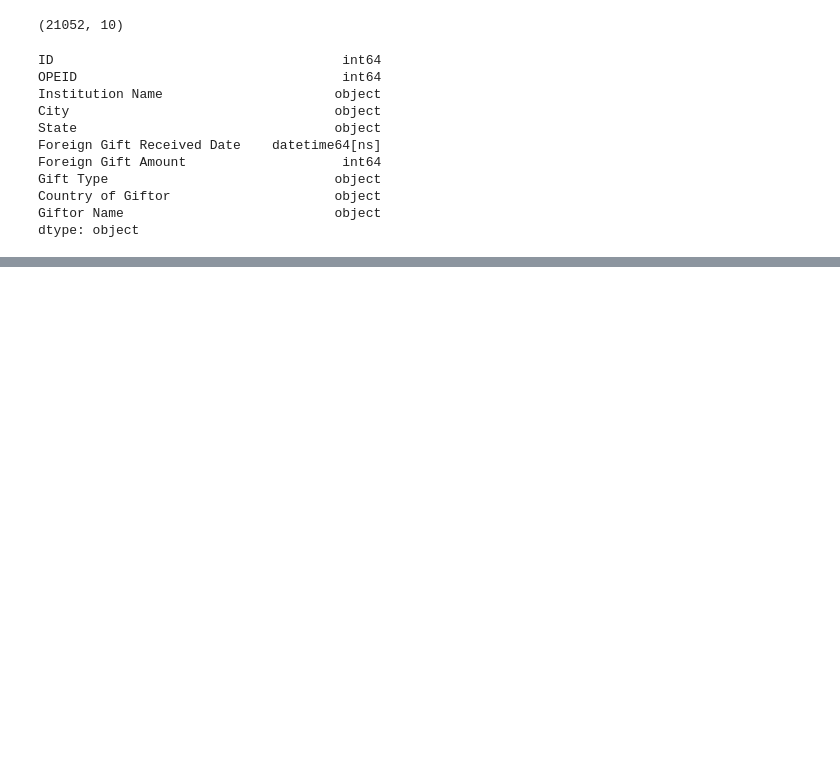
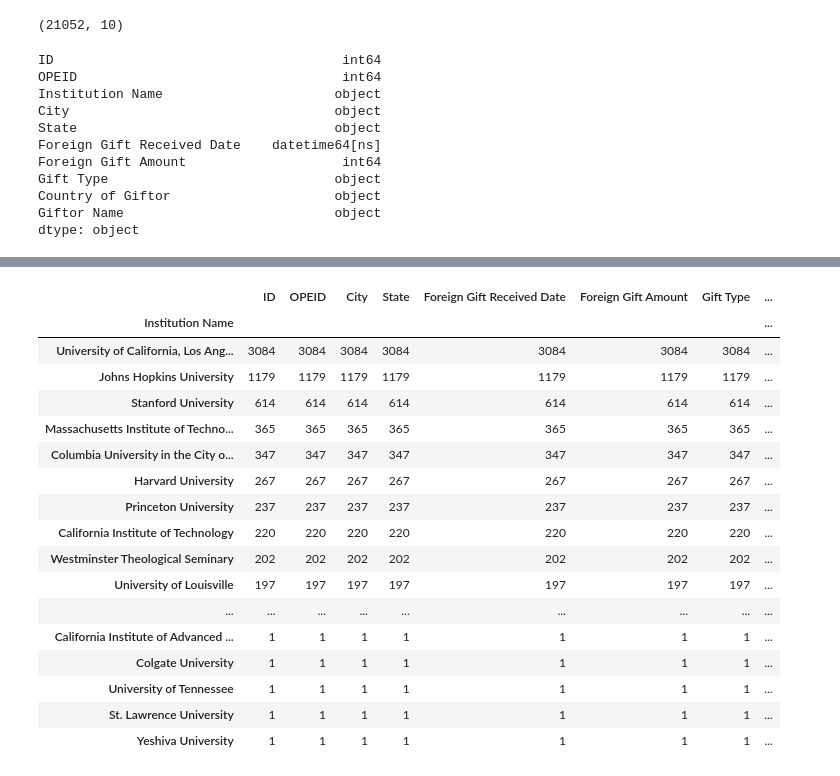
Before and after one commit to Humera97/Data-Studio, a Jupyter notebook: us_college_foreign_gifts/Cleaning and Exploring Data.ipynb, the cells around one changed output, grey strips where cells are left out. Cells and saved outputs as stored; diff of their text form; code cells hidden in the pictures; blank space fills up the shorter version.

```diff
--- a/us_college_foreign_gifts/Cleaning and Exploring Data.ipynb
+++ b/us_college_foreign_gifts/Cleaning and Exploring Data.ipynb
@@ -38,0 +103,21 @@ dtype: object
+# %%
+df[df['Gift Type'] =='Monetary Gift'].groupby(by='Institution Name').count().sort_values(by='Foreign Gift Amount',ascending = False)
+# %% [output]
+|  | ID | OPEID | City | State | Foreign Gift Received Date | Foreign Gift Amount | Gift Type | ... |
+| Institution Name |  |  |  |  |  |  |  | ... |
+| University of California, Los Ang... | 3084 | 3084 | 3084 | 3084 | 3084 | 3084 | 3084 | ... |
+| Johns Hopkins University | 1179 | 1179 | 1179 | 1179 | 1179 | 1179 | 1179 | ... |
+| Stanford University | 614 | 614 | 614 | 614 | 614 | 614 | 614 | ... |
+| Massachusetts Institute of Techno... | 365 | 365 | 365 | 365 | 365 | 365 | 365 | ... |
+| Columbia University in the City o... | 347 | 347 | 347 | 347 | 347 | 347 | 347 | ... |
+| Harvard University | 267 | 267 | 267 | 267 | 267 | 267 | 267 | ... |
+| Princeton University | 237 | 237 | 237 | 237 | 237 | 237 | 237 | ... |
+| California Institute of Technology | 220 | 220 | 220 | 220 | 220 | 220 | 220 | ... |
+| Westminster Theological Seminary | 202 | 202 | 202 | 202 | 202 | 202 | 202 | ... |
+| University of Louisville | 197 | 197 | 197 | 197 | 197 | 197 | 197 | ... |
+| ... | ... | ... | ... | ... | ... | ... | ... | ... |
+| California Institute of Advanced ... | 1 | 1 | 1 | 1 | 1 | 1 | 1 | ... |
+| Colgate University | 1 | 1 | 1 | 1 | 1 | 1 | 1 | ... |
+| University of Tennessee | 1 | 1 | 1 | 1 | 1 | 1 | 1 | ... |
+| St. Lawrence University | 1 | 1 | 1 | 1 | 1 | 1 | 1 | ... |
+| Yeshiva University | 1 | 1 | 1 | 1 | 1 | 1 | 1 | ... |
```
Also changed, not shown: parts of 20 cells of this notebook.
